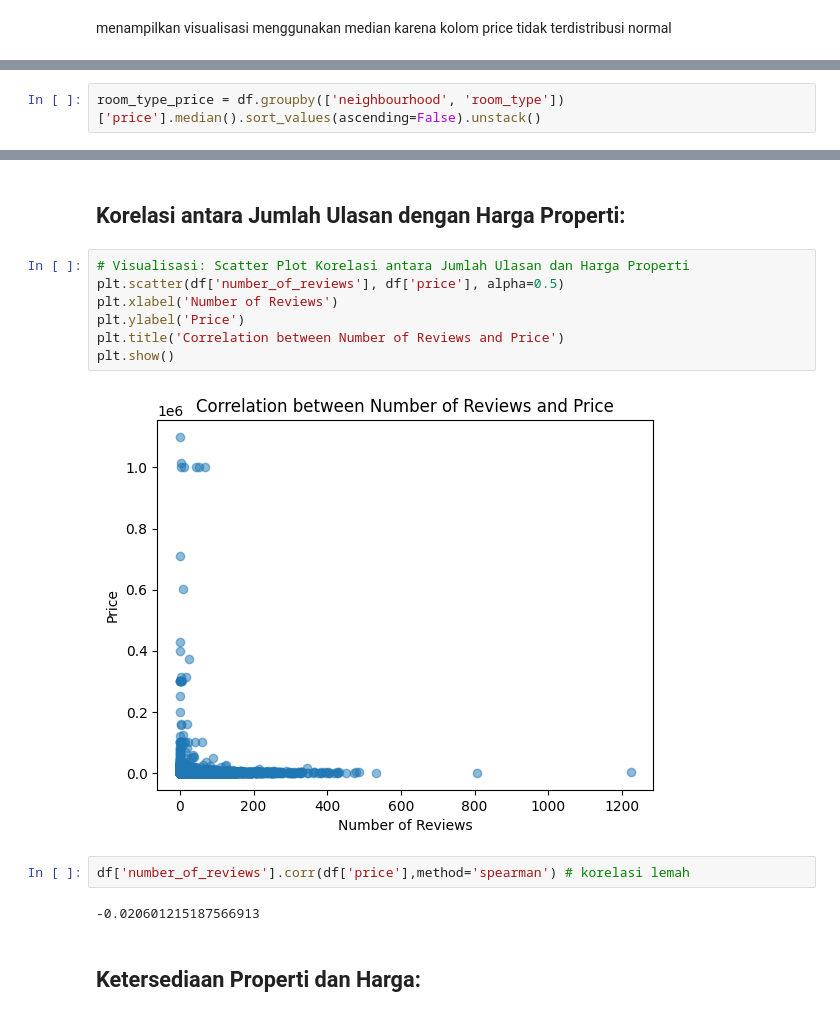
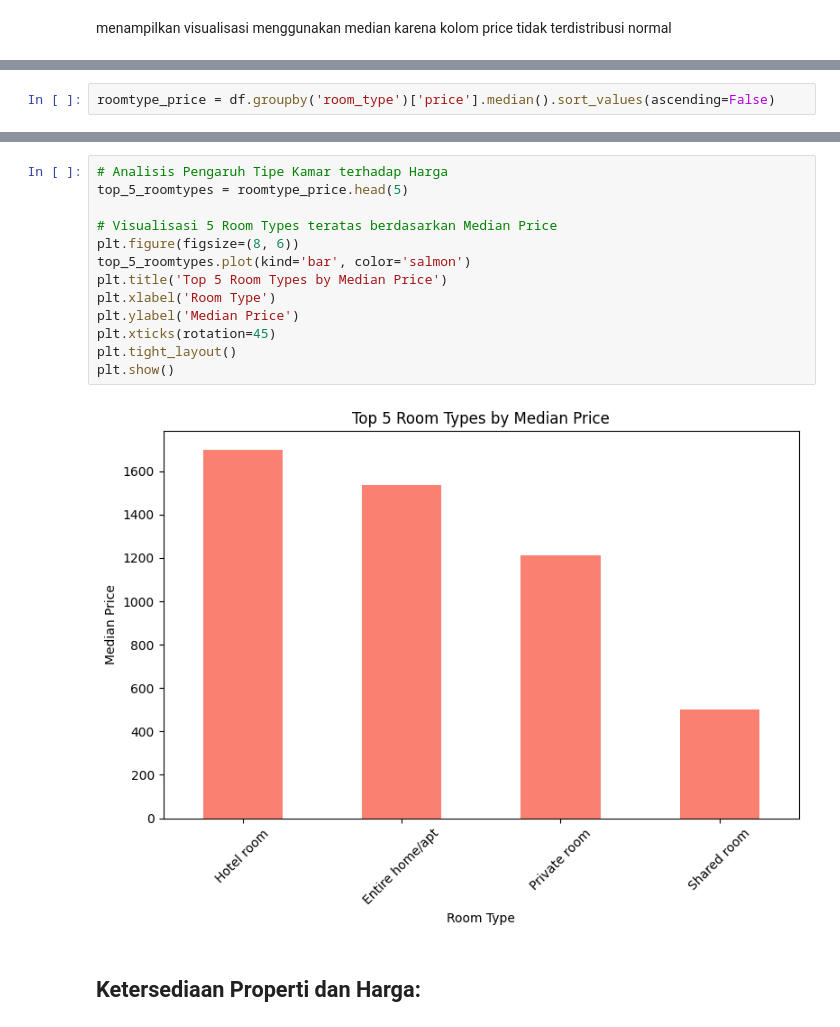
Before and after one commit to fadhelmurphy/airbnb-analysis, a Jupyter notebook: notebook.ipynb, the cells around one changed output, grey strips where cells are left out. Saved outputs shown, nothing was run; the diff lists cells and outputs as text.

```diff
--- a/notebook.ipynb
+++ b/notebook.ipynb
@@ -504,2 +461,2 @@ plt.show()
 # %%
-room_type_price = df.groupby(['neighbourhood', 'room_type'])['price'].median().sort_values(ascending=False).unstack()
+roomtype_price = df.groupby('room_type')['price'].median().sort_values(ascending=False)
@@ -549,17 +463,17 @@ plt.show()
-# %% [markdown]
-## Korelasi antara Jumlah Ulasan dengan Harga Properti:
-# %%
-# Visualisasi: Scatter Plot Korelasi antara Jumlah Ulasan dan Harga Properti
-plt.scatter(df['number_of_reviews'], df['price'], alpha=0.5)
-plt.xlabel('Number of Reviews')
-plt.ylabel('Price')
-plt.title('Correlation between Number of Reviews and Price')
-plt.show()
-# %% [output]
-[figure, removed]
-# %%
-df['number_of_reviews'].corr(df['price'],method='spearman') # korelasi lemah
-# %% [output]
--0.020601215187566913
+# %%
+# Analisis Pengaruh Tipe Kamar terhadap Harga
+top_5_roomtypes = roomtype_price.head(5)
+
+# Visualisasi 5 Room Types teratas berdasarkan Median Price
+plt.figure(figsize=(8, 6))
+top_5_roomtypes.plot(kind='bar', color='salmon')
+plt.title('Top 5 Room Types by Median Price')
+plt.xlabel('Room Type')
+plt.ylabel('Median Price')
+plt.xticks(rotation=45)
+plt.tight_layout()
+plt.show()
+# %% [output]
+[figure, added]
 # %% [markdown]
 ## Ketersediaan Properti dan Harga:
```
Also changed, not shown: parts of 25 cells of this notebook.
